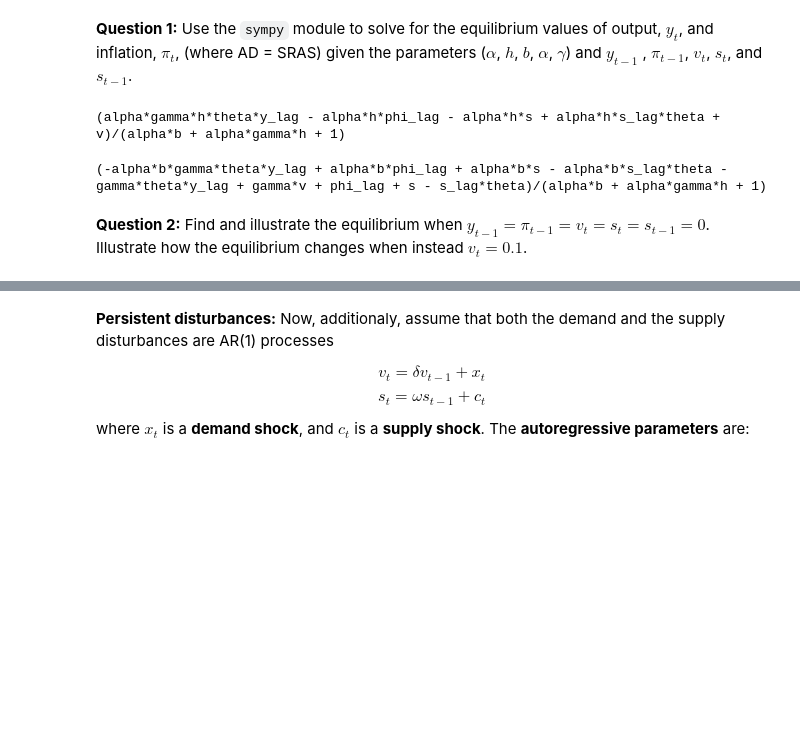
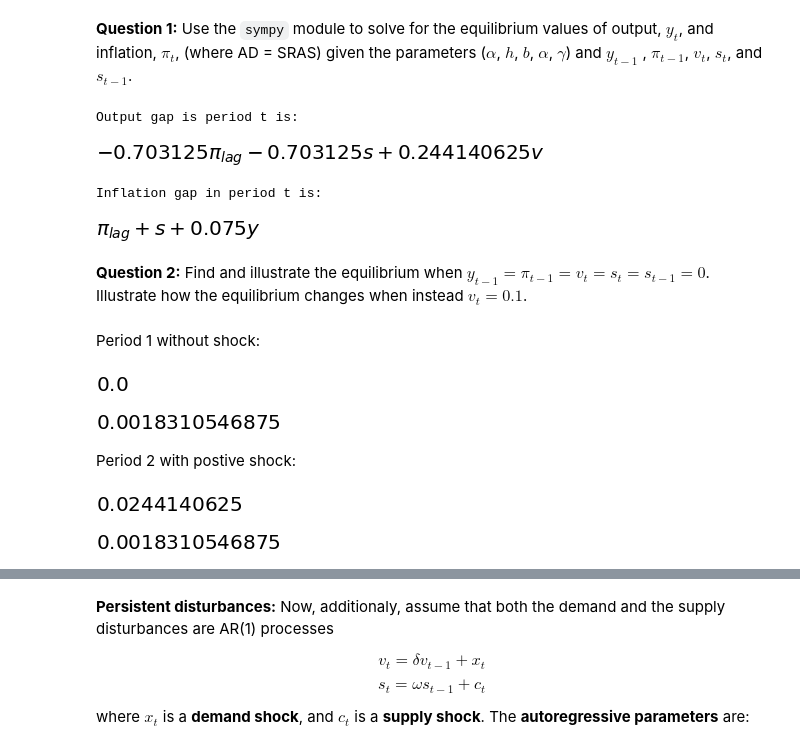
Before and after one commit to NumEconCopenhagen/projects-2019-wms, a Jupyter notebook: examproject/exam_2019.ipynb, the cells around one changed output, grey strips where cells are left out. Cells and saved outputs as stored; diff of their text form; code cells hidden in the pictures; blank space fills up the shorter version.

```diff
--- a/examproject/exam_2019.ipynb
+++ b/examproject/exam_2019.ipynb
@@ -354,37 +364,39 @@ import sympy as sm
 # %%
 # Define the parameters and the functions
-phi = sm.symbols('phi')
-gamma = sm.symbols('gamma')
-theta = sm.symbols('theta')
+pi = sm.symbols('pi')
+gamma = par['gamma']
+phi = par['phi']
 y = sm.symbols('y')
 y_lag = sm.symbols('y_lag')
-phi_lag = sm.symbols('phi_lag')
+pi_lag = sm.symbols('pi_lag')
 s = sm.symbols('s')
 s_lag = sm.symbols('s_lag')
-alpha = sm.symbols('alpha')
-h = sm.symbols('h')
-b = sm.symbols('b')
+alpha = par['alpha']
+h = par['h']
+b = par['b']
 v = sm.symbols('v')
 # %%
 AD = (1/(h*alpha))*(v-(1+(b*alpha))*y)
-SRAS = phi_lag+(gamma*y)-(theta*gamma*y_lag)+s- (theta*s_lag)
+SRAS = pi_lag+gamma*y-phi*gamma*y_lag+s-phi*s_lag
 
 # solve that equation where the SRAS-curve is equal to the AD-curve
 eq = sm.Eq(AD,SRAS)
 y_eq = sm.solve(eq,y)[0]
+print('Output gap is period t is:')
 y_eq
 # %% [output]
-(alpha*gamma*h*theta*y_lag - alpha*h*phi_lag - alpha*h*s + alpha*h*s_lag*theta + v)/(alpha*b + alpha*gamma*h + 1)
+Output gap is period t is:
+[figure, added]
 # %%
-# insert for y_eq in phi to get equilibrium phi
+# insert for y_eq in pi to get equilibrium phi
 
-SRAS = phi_lag+(gamma*y_eq)-(theta*gamma*y_lag)+s- (theta*s_lag)
-
-phi_eq = sm.Eq(phi,SRAS)
-phi_eq = sm.solve(phi_eq, phi)[0]
-phi_eq
+pi_eq = sm.Eq(pi,SRAS)
+pi_eq = sm.solve(pi_eq, pi)[0]
+print('Inflation gap in period t is:')
+pi_eq
 # %% [output]
-(-alpha*b*gamma*theta*y_lag + alpha*b*phi_lag + alpha*b*s - alpha*b*s_lag*theta - gamma*theta*y_lag + gamma*v + phi_lag + s - s_lag*theta)/(alpha*b + alpha*gamma*h + 1)
+Inflation gap in period t is:
+[figure, added]
 # %% [markdown]
 
 **Question 2:** Find and illustrate the equilibrium when $y_{t-1} = \pi_{t-1} = v_t = s_t = s_{t-1} = 0$. Illustrate how the equilibrium changes when instead $v_t = 0.1$.
@@ -390,0 +407,2 @@ phi_eq
+# %% [markdown]
+Period 1 without shock:
@@ -390,0 +411,10 @@ phi_eq
+# %%
+y_eq_func(pi_lag = 0, s = 0, v = v)
+# %% [output]
+[figure, added]
+# %%
+pi_eq_func(pi_lag = 0, s = 0, y = y_eq_func(pi_lag = 0, s = 0, v = v))
+# %% [output]
+[figure, added]
+# %% [markdown]
+Period 2 with postive shock:
@@ -390,0 +423,8 @@ phi_eq
+# %%
+y_eq_func(pi_lag = 0, s = 0, v = v)
+# %% [output]
+[figure, added]
+# %%
+pi_eq_func(pi_lag = 0, s = 0, y = y_eq_func(pi_lag = 0, s = 0, v = v))
+# %% [output]
+[figure, added]
```
Also changed, not shown: parts of 62 cells of this notebook.
